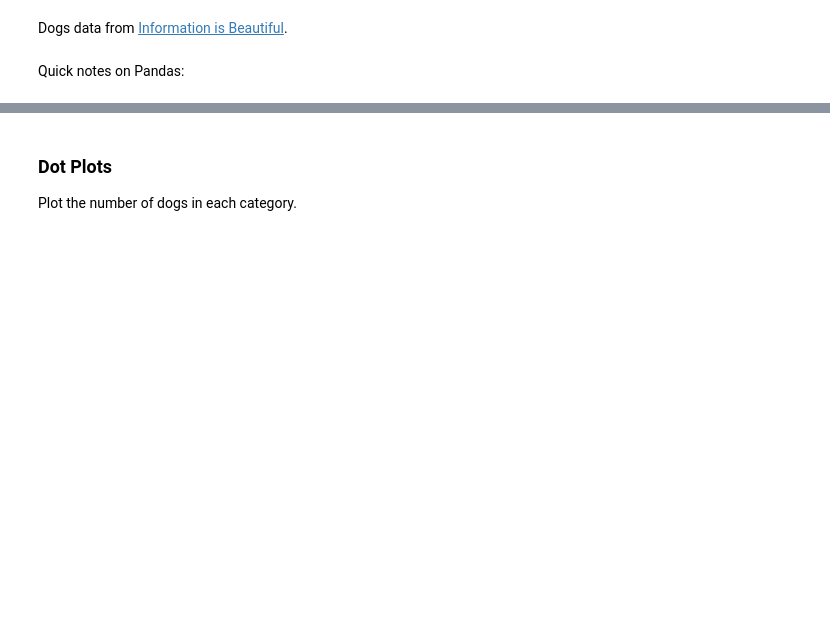
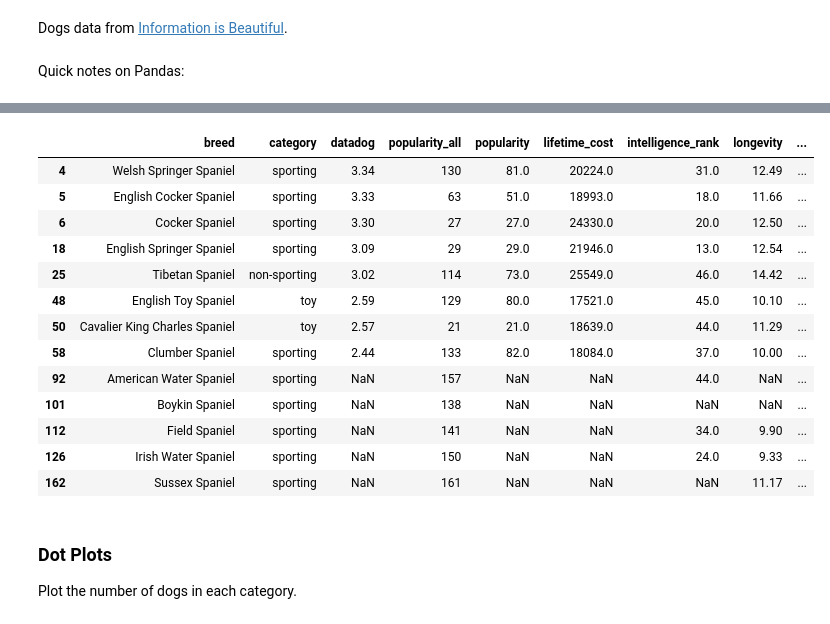
Before and after one commit to nick-ulle/teaching-notes, a Jupyter notebook: sta141b/2018/discussion04.ipynb, the cells around one changed output, grey strips where cells are left out. Drawn from its saved outputs; the diff is of its cells as text; code cells hidden in the pictures; blank space fills up the shorter version.

```diff
--- a/sta141b/2018/discussion04.ipynb
+++ b/sta141b/2018/discussion04.ipynb
@@ -82,3 +138,21 @@ Quick notes on Pandas:
+# %%
+has_spaniel = dogs["breed"].str.contains("Spaniel") # treat breed column as a string
+dogs.loc[has_spaniel, :]
+# %% [output]
+|  | breed | category | datadog | popularity_all | popularity | lifetime_cost | intelligence_rank | longevity | ... |
+| 4 | Welsh Springer Spaniel | sporting | 3.34 | 130 | 81.0 | 20224.0 | 31.0 | 12.49 | ... |
+| 5 | English Cocker Spaniel | sporting | 3.33 | 63 | 51.0 | 18993.0 | 18.0 | 11.66 | ... |
+| 6 | Cocker Spaniel | sporting | 3.30 | 27 | 27.0 | 24330.0 | 20.0 | 12.50 | ... |
+| 18 | English Springer Spaniel | sporting | 3.09 | 29 | 29.0 | 21946.0 | 13.0 | 12.54 | ... |
+| 25 | Tibetan Spaniel | non-sporting | 3.02 | 114 | 73.0 | 25549.0 | 46.0 | 14.42 | ... |
+| 48 | English Toy Spaniel | toy | 2.59 | 129 | 80.0 | 17521.0 | 45.0 | 10.10 | ... |
+| 50 | Cavalier King Charles Spaniel | toy | 2.57 | 21 | 21.0 | 18639.0 | 44.0 | 11.29 | ... |
+| 58 | Clumber Spaniel | sporting | 2.44 | 133 | 82.0 | 18084.0 | 37.0 | 10.00 | ... |
+| 92 | American Water Spaniel | sporting | NaN | 157 | NaN | NaN | 44.0 | NaN | ... |
+| 101 | Boykin Spaniel | sporting | NaN | 138 | NaN | NaN | NaN | NaN | ... |
+| 112 | Field Spaniel | sporting | NaN | 141 | NaN | NaN | 34.0 | 9.90 | ... |
+| 126 | Irish Water Spaniel | sporting | NaN | 150 | NaN | NaN | 24.0 | 9.33 | ... |
+| 162 | Sussex Spaniel | sporting | NaN | 161 | NaN | NaN | NaN | 11.17 | ... |
 # %% [markdown]
 ### Dot Plots
 
```
Also changed, not shown: parts of 9 cells of this notebook.
